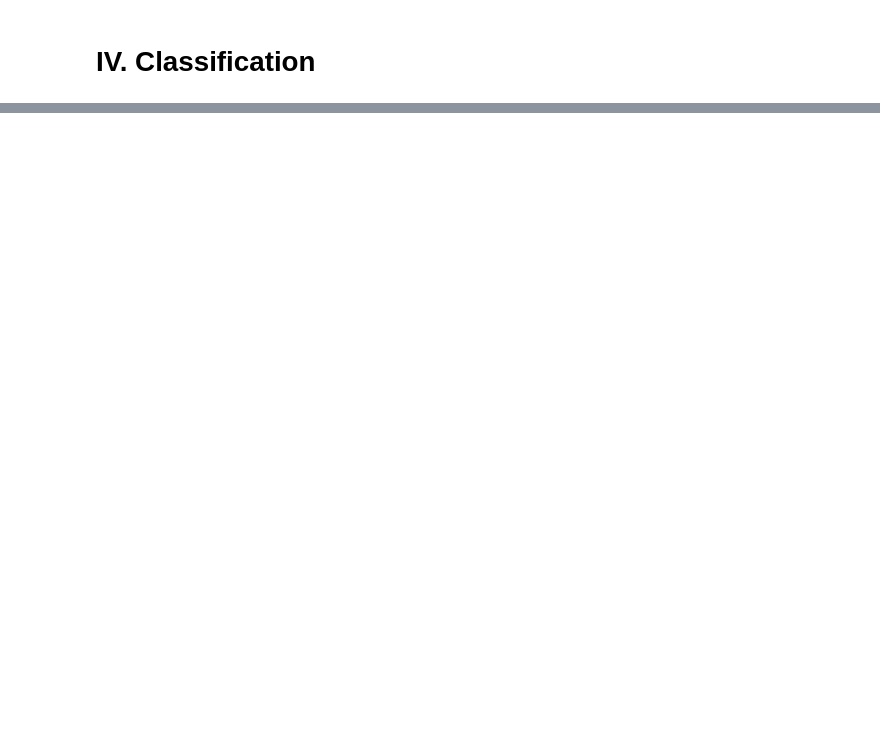
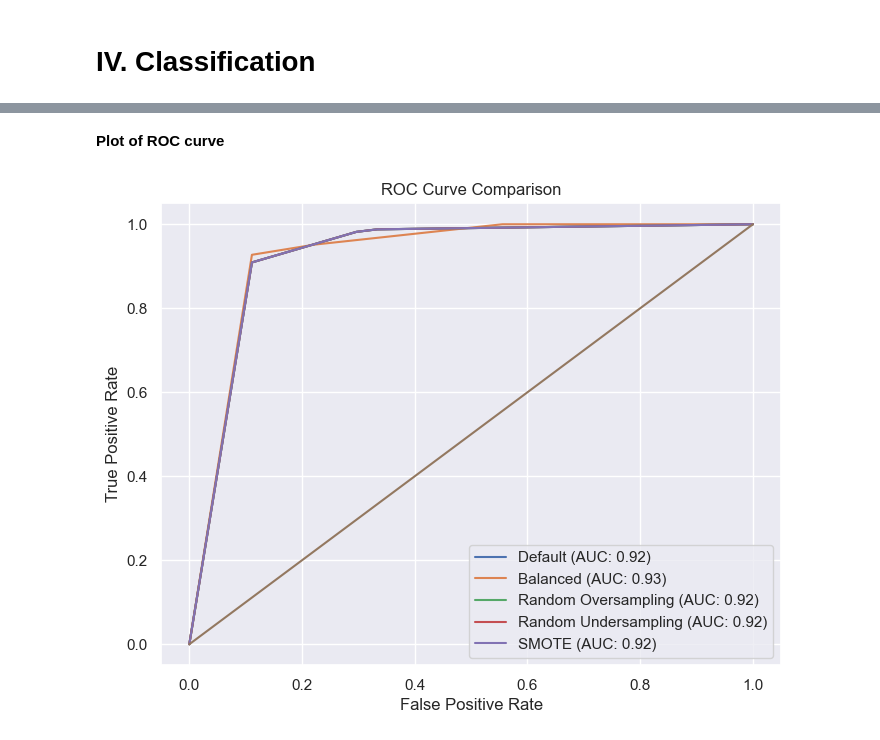
Before and after one commit to jss2326/AML-Final-Project, a Jupyter notebook: AML_Deliverable 3_Group 24.ipynb, the cells around one changed output, grey strips where cells are left out. Saved outputs shown, nothing was run; the diff lists cells and outputs as text; code cells hidden in the pictures; blank space fills up the shorter version.

```diff
--- a/AML_Deliverable 3_Group 24.ipynb
+++ b/AML_Deliverable 3_Group 24.ipynb
@@ -675,0 +772,5 @@ These are all Fortune1000 companies, so they will lack sudden market events like
+# %%
+# Balanced weights classifier
+pipe_balanced = make_pipeline(DecisionTreeClassifier(max_depth=10, random_state=42, class_weight="balanced"))
+balanced_scores = cross_validate(pipe_balanced, X_train, y_train, cv=5, scoring=["roc_auc", "average_precision"])
+print(f"Balanced Model:\nAUC: {balanced_scores['test_roc_auc'].mean():.4f}\nAverage Precision: {balanced_scores['test_average_precision'].mean():.4f}")
@@ -675,0 +817,8 @@ These are all Fortune1000 companies, so they will lack sudden market events like
+# %%
+smote = SMOTE(random_state=42)
+
+X_train_smote, y_train_smote = smote.fit_resample(X_train, y_train)
+
+pipe_smote = make_pipeline(DecisionTreeClassifier(max_depth=10, random_state=42))
+smote_scores = cross_validate(pipe_smote, X_train_smote, y_train_smote, cv=5, scoring=["roc_auc", "average_precision"])
+print(f"SMOTE Model:\nAUC: {smote_scores['test_roc_auc'].mean():.4f}\nAverage Precision: {smote_scores['test_average_precision'].mean():.4f}")
@@ -675,0 +863,9 @@ These are all Fortune1000 companies, so they will lack sudden market events like
+# %%
+for name, model in models.items():
+
+    model.fit(X_train, y_train)
+    ConfusionMatrixDisplay.from_estimator(model, X_test, y_test)
+
+
+    plt.title(f"{name} Confusion Matrix")
+    plt.show()
@@ -675,0 +904,26 @@ These are all Fortune1000 companies, so they will lack sudden market events like
+# %% [markdown]
+**Plot of ROC curve**
+# %%
+from sklearn.metrics import roc_curve
+
+
+plt.figure(figsize=(8, 6))
+
+for name, model in models.items():
+    model.fit(X_train, y_train)
+    y_pred_proba = model.predict_proba(X_test)[:, 1]
+    fpr, tpr, _ = roc_curve(y_test, y_pred_proba)
+    auc = roc_auc_score(y_test, y_pred_proba)
+    plt.plot(fpr, tpr, label=f"{name} (AUC: {auc:.2f})")
+
+plt.plot([0, 1], [0, 1])
+
+plt.xlabel("False Positive Rate")
+plt.ylabel("True Positive Rate")
+plt.title("ROC Curve Comparison")
+
+
+plt.legend()
+plt.show()
+# %% [output]
+[figure, added]
```
Also changed, not shown: parts of 38 cells of this notebook.
